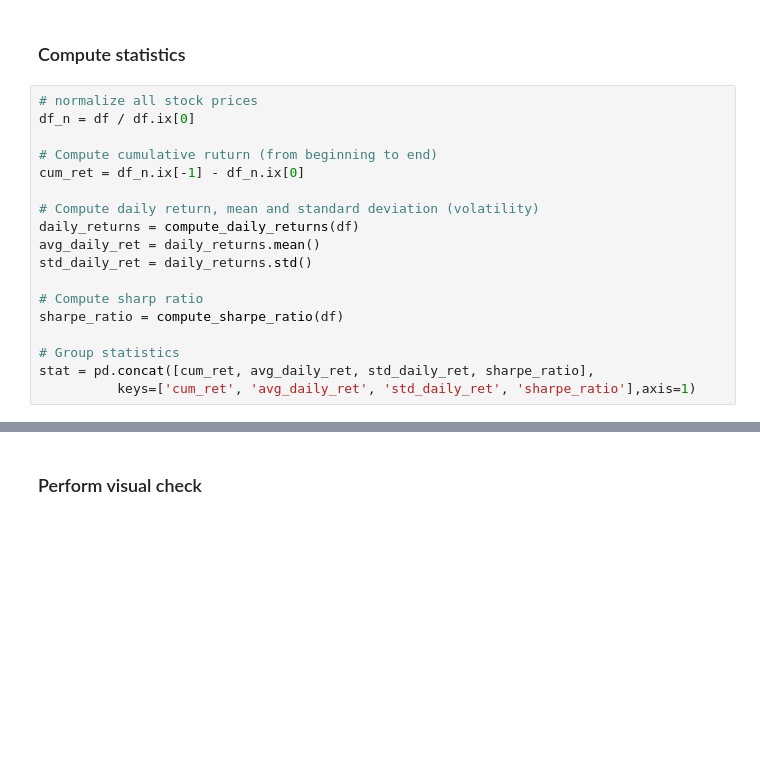
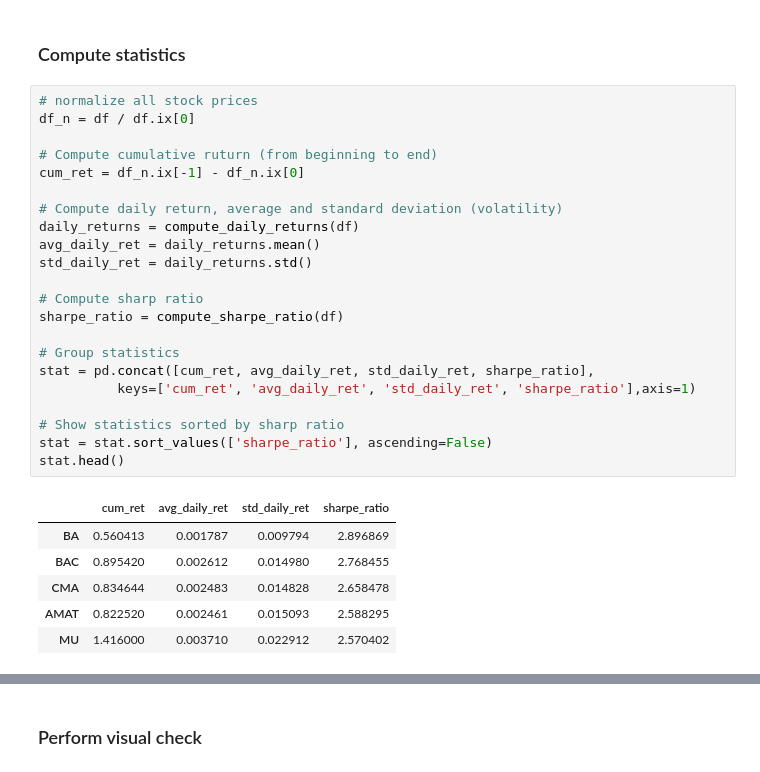
Before and after one commit to Carmine977/analyze-stock-data, a Jupyter notebook: market-analysis.ipynb, the cells around one changed output, grey strips where cells are left out. Cells and saved outputs as stored; diff of their text form; blank space fills up the shorter version.

```diff
--- a/market-analysis.ipynb
+++ b/market-analysis.ipynb
@@ -54,18 +60,29 @@ print "\nTotal Stocks:", df.shape[1]
 # %%
 # normalize all stock prices
 df_n = df / df.ix[0]
 
 # Compute cumulative ruturn (from beginning to end)
 cum_ret = df_n.ix[-1] - df_n.ix[0]
 
-# Compute daily return, mean and standard deviation (volatility)
+# Compute daily return, average and standard deviation (volatility)
 daily_returns = compute_daily_returns(df)
 avg_daily_ret = daily_returns.mean()
 std_daily_ret = daily_returns.std()
 
 # Compute sharp ratio
 sharpe_ratio = compute_sharpe_ratio(df)
 
 # Group statistics
 stat = pd.concat([cum_ret, avg_daily_ret, std_daily_ret, sharpe_ratio],
           keys=['cum_ret', 'avg_daily_ret', 'std_daily_ret', 'sharpe_ratio'],axis=1)
+
+# Show statistics sorted by sharp ratio
+stat = stat.sort_values(['sharpe_ratio'], ascending=False)
+stat.head()
+# %% [output]
+|  | cum_ret | avg_daily_ret | std_daily_ret | sharpe_ratio |
+| BA | 0.560413 | 0.001787 | 0.009794 | 2.896869 |
+| BAC | 0.895420 | 0.002612 | 0.014980 | 2.768455 |
+| CMA | 0.834644 | 0.002483 | 0.014828 | 2.658478 |
+| AMAT | 0.822520 | 0.002461 | 0.015093 | 2.588295 |
+| MU | 1.416000 | 0.003710 | 0.022912 | 2.570402 |
```
Also changed, not shown: parts of 13 cells of this notebook, 24 other files.
